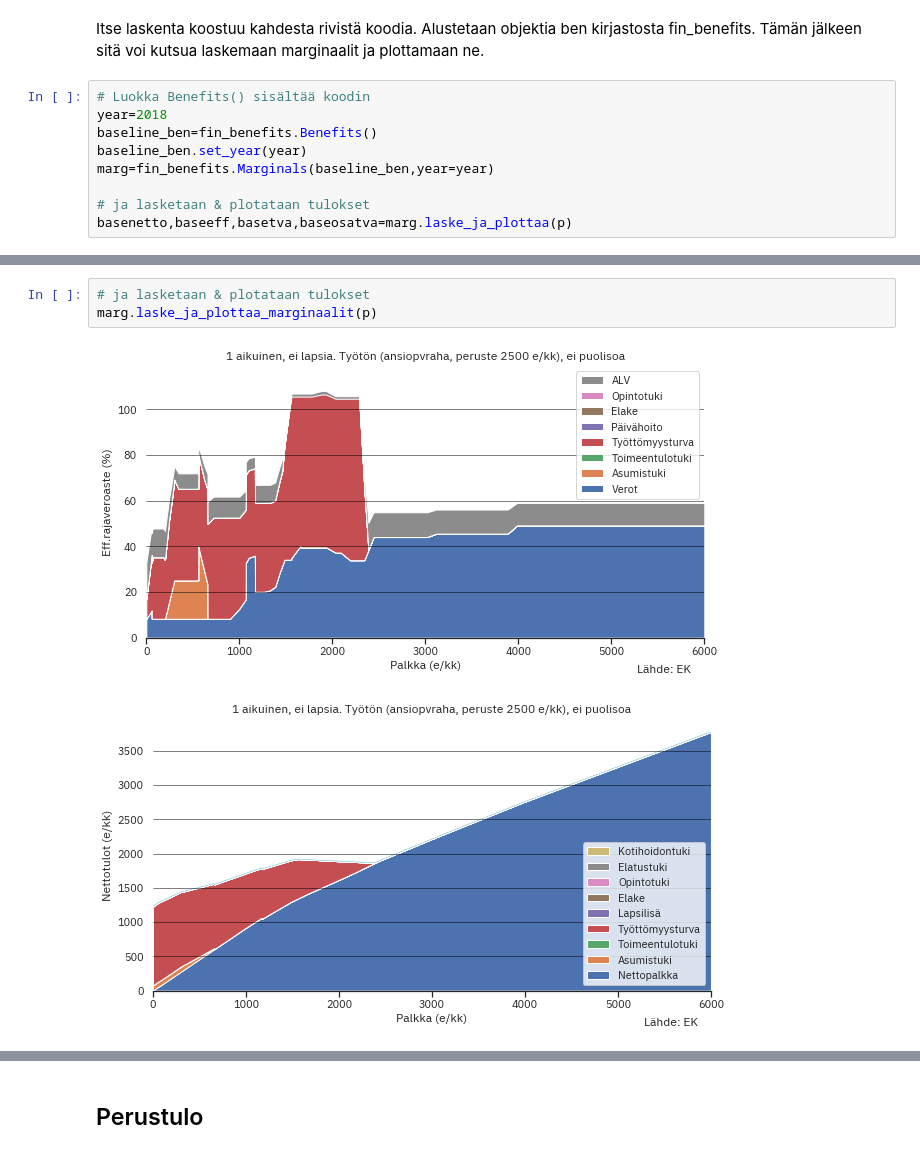
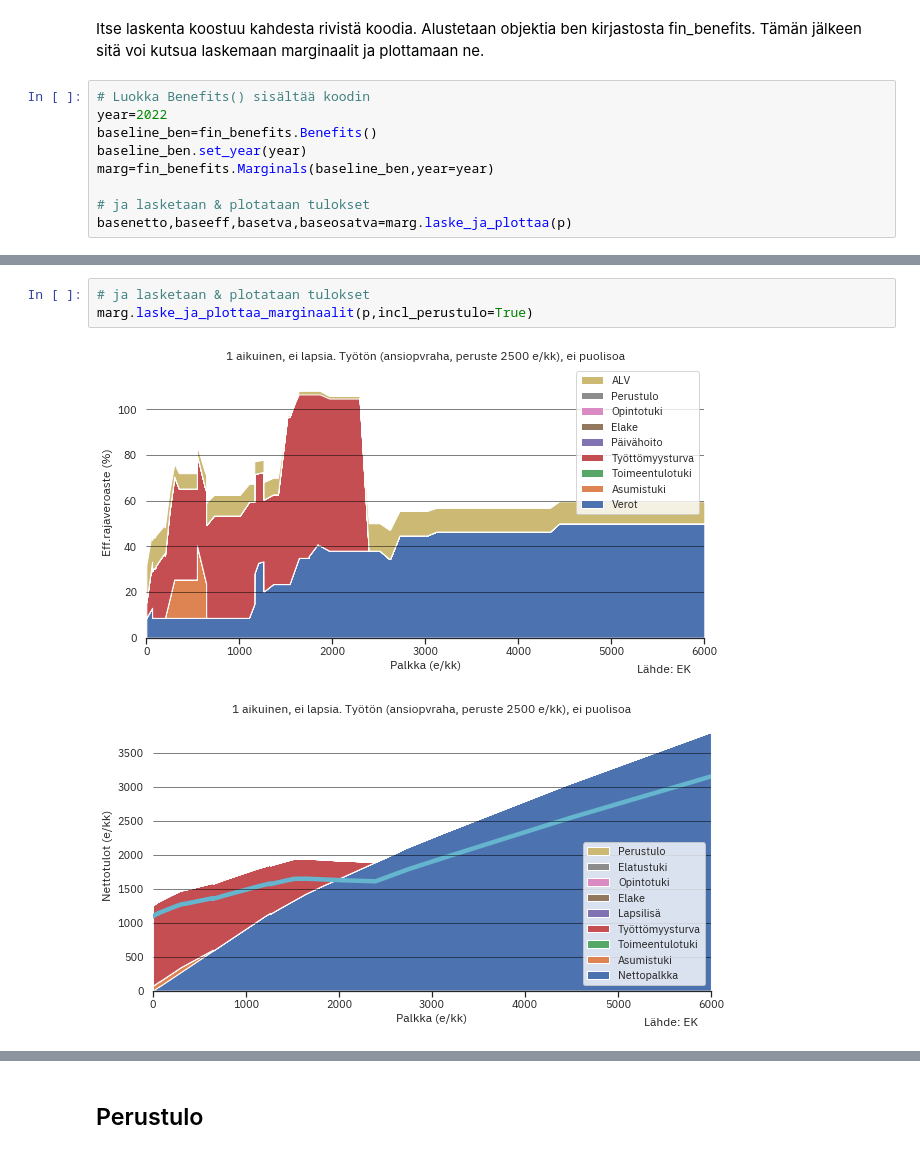
Before and after one commit to ajtanskanen/benefits, a Jupyter notebook: perustulo.ipynb, the cells around one changed output, grey strips where cells are left out. Saved outputs shown, nothing was run; the diff lists cells and outputs as text.

```diff
--- a/perustulo.ipynb
+++ b/perustulo.ipynb
@@ -41,7 +38,7 @@ Tarkastetaan vielä, millaisia parametrejä p:hen on syötetty
 Itse laskenta koostuu kahdesta rivistä koodia. Alustetaan objektia ben kirjastosta fin_benefits. Tämän jälkeen sitä voi kutsua laskemaan marginaalit ja plottamaan ne.
 # %%
 # Luokka Benefits() sisältää koodin
-year=2018
+year=2022
 baseline_ben=fin_benefits.Benefits()
 baseline_ben.set_year(year)
 marg=fin_benefits.Marginals(baseline_ben,year=year)
@@ -56,6 +53,6 @@ basenetto,baseeff,basetva,baseosatva=marg.laske_ja_plottaa(p)
 # %%
 # ja lasketaan & plotataan tulokset
-marg.laske_ja_plottaa_marginaalit(p)
+marg.laske_ja_plottaa_marginaalit(p,incl_perustulo=True)
 # %% [output]
-[figure, old version]
+[figure, new version]
-[figure, old version]
+[figure, new version]
```
Also changed, not shown: parts of 16 cells of this notebook, 21 other files.
